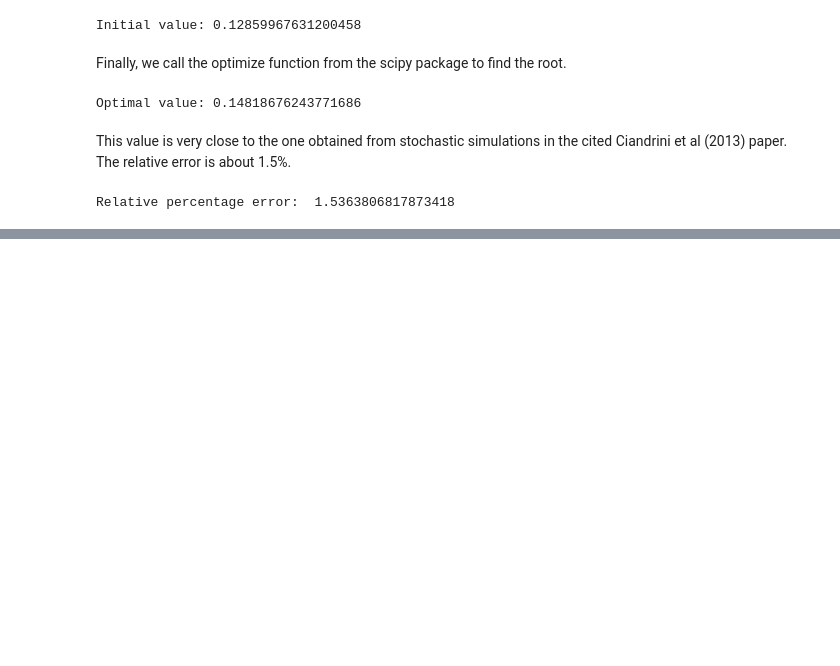
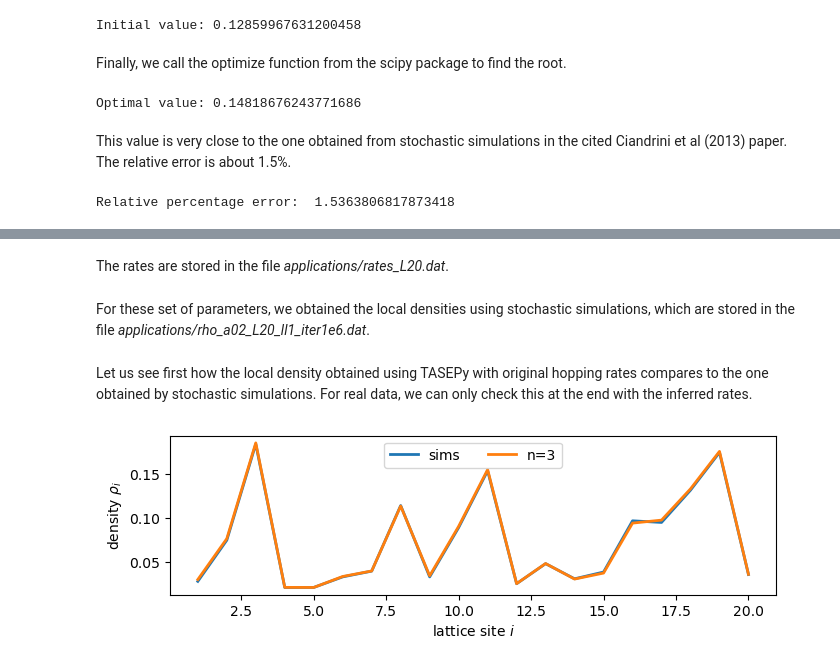
Before and after one commit to ExclusionProcess-tools/TASEPy, a Jupyter notebook: applications_TASEPy.ipynb, the cells around one changed output, grey strips where cells are left out. Saved outputs shown, nothing was run; the diff lists cells and outputs as text; code cells hidden in the pictures; blank space fills up the shorter version.

```diff
--- a/applications_TASEPy.ipynb
+++ b/applications_TASEPy.ipynb
@@ -108,0 +149,46 @@ Relative percentage error:  1.5363806817873418
+# %% [markdown]
+The rates are stored in the file *applications/rates_L20.dat*.
+# %%
+with open('applications/rates_L20.dat', 'w') as file:
+    n = 0
+    for rate in rates:
+        if n < L-1:
+            file.write(str(rate)+'\n')
+        else:
+            file.write(str(rate))
+        n += 1
+# %% [markdown]
+For these set of parameters, we obtained the local densities using stochastic simulations, which are stored in the file *applications/rho_a02_L20_ll1_iter1e6.dat*.
+# %%
+# imports local densities (mock data)
+
+with open('applications/rho_a02_L20_ll1_iter1e6.dat', 'r') as file:
+    rhoexp = [float(line) for line in file]
+# %% [markdown]
+Let us see first how the local density obtained using TASEPy with original hopping rates compares to the one obtained by stochastic simulations. For real data, we can only check this at the end with the inferred rates.
+# %%
+kappa_original = [rate/alpha for rate in rates]
+
+rhocoeff, Jcoeff = psa_compute(kappa_original, K, ll)
+rho = local_density(rhocoeff, 1.0)[-1]
+
+import matplotlib.pyplot as plt
+
+# Create a figure
+plt.figure(figsize=(7,7/3))
+
+# Plot the data
+
+sites = [x + 1 for x in range(L)]
+plt.plot(sites, rhoexp, linewidth=2, label='sims')
+plt.plot(sites, rho, linewidth=2, label='n='+str(K))
+
+plt.xlabel(r'lattice site $i$', fontsize=10)
+plt.ylabel(r'density $\rho_{i}$', fontsize=10)
+
+plt.legend(loc='best',ncol=2)
+plt.tight_layout()
+
+plt.show()
+# %% [output]
+[figure, added]
```
Also changed, not shown: parts of 31 cells of this notebook.
